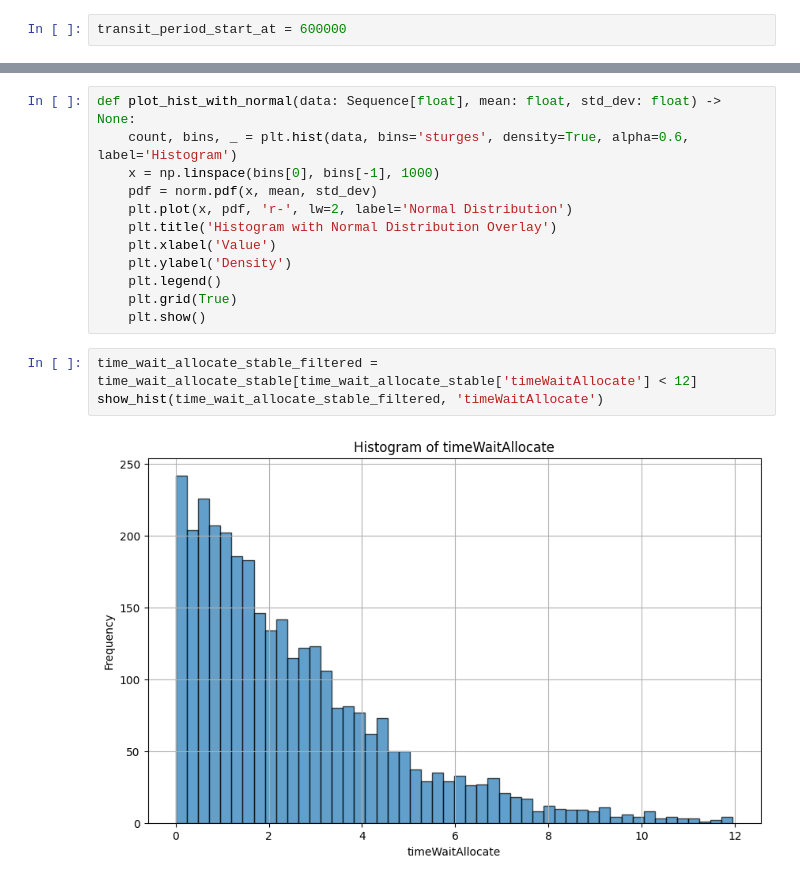
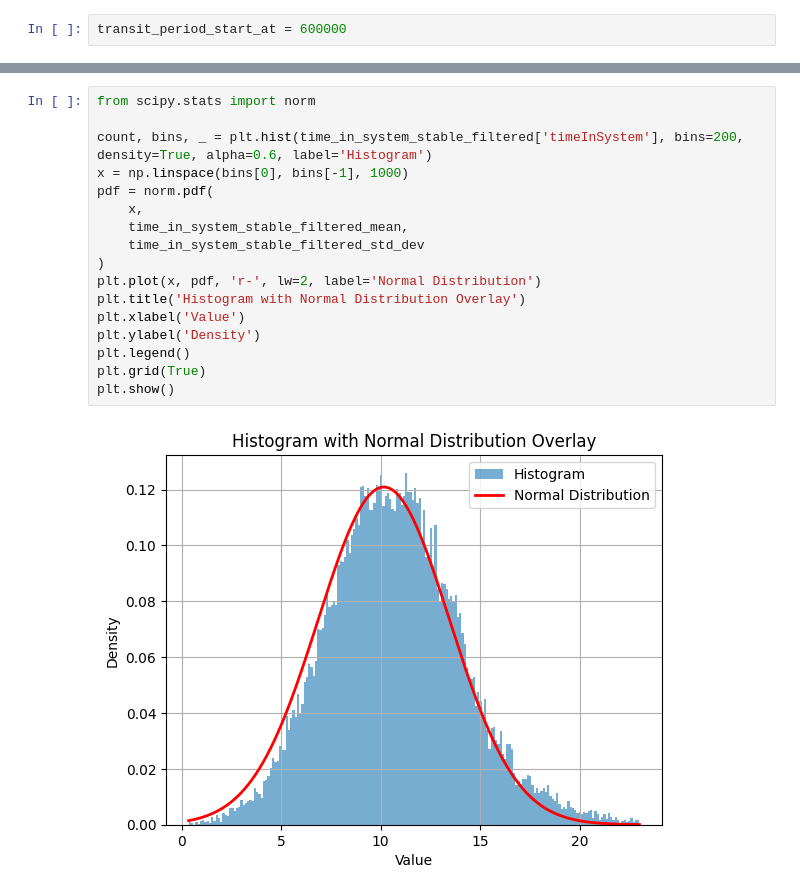
Before and after one commit to SideShowBoBGOT/system_modelling_seventh_semester, a Jupyter notebook: course_work/main.ipynb, the cells around one changed output, grey strips where cells are left out. Cells and saved outputs as stored; diff of their text form.

```diff
--- a/course_work/main.ipynb
+++ b/course_work/main.ipynb
@@ -250,17 +347,19 @@ show_hist(time_in_system_stable_filtered, 'timeInSystem')
 # %%
-def plot_hist_with_normal(data: Sequence[float], mean: float, std_dev: float) -> None:
-    count, bins, _ = plt.hist(data, bins='sturges', density=True, alpha=0.6, label='Histogram')
-    x = np.linspace(bins[0], bins[-1], 1000)
-    pdf = norm.pdf(x, mean, std_dev)
-    plt.plot(x, pdf, 'r-', lw=2, label='Normal Distribution')
-    plt.title('Histogram with Normal Distribution Overlay')
-    plt.xlabel('Value')
-    plt.ylabel('Density')
-    plt.legend()
-    plt.grid(True)
-    plt.show()
+from scipy.stats import norm
+
+count, bins, _ = plt.hist(time_in_system_stable_filtered['timeInSystem'], bins=200, density=True, alpha=0.6, label='Histogram')
+x = np.linspace(bins[0], bins[-1], 1000)
+pdf = norm.pdf(
+    x,
+    time_in_system_stable_filtered_mean,
+    time_in_system_stable_filtered_std_dev
+)
+plt.plot(x, pdf, 'r-', lw=2, label='Normal Distribution')
+plt.title('Histogram with Normal Distribution Overlay')
+plt.xlabel('Value')
+plt.ylabel('Density')
+plt.legend()
+plt.grid(True)
+plt.show()
+# %% [output]
+[figure, added]
-# %%
-time_wait_allocate_stable_filtered = time_wait_allocate_stable[time_wait_allocate_stable['timeWaitAllocate'] < 12]
-show_hist(time_wait_allocate_stable_filtered, 'timeWaitAllocate')
-# %% [output]
-[figure, removed]
```
Also changed, not shown: parts of 16 cells of this notebook, 1 other file.
